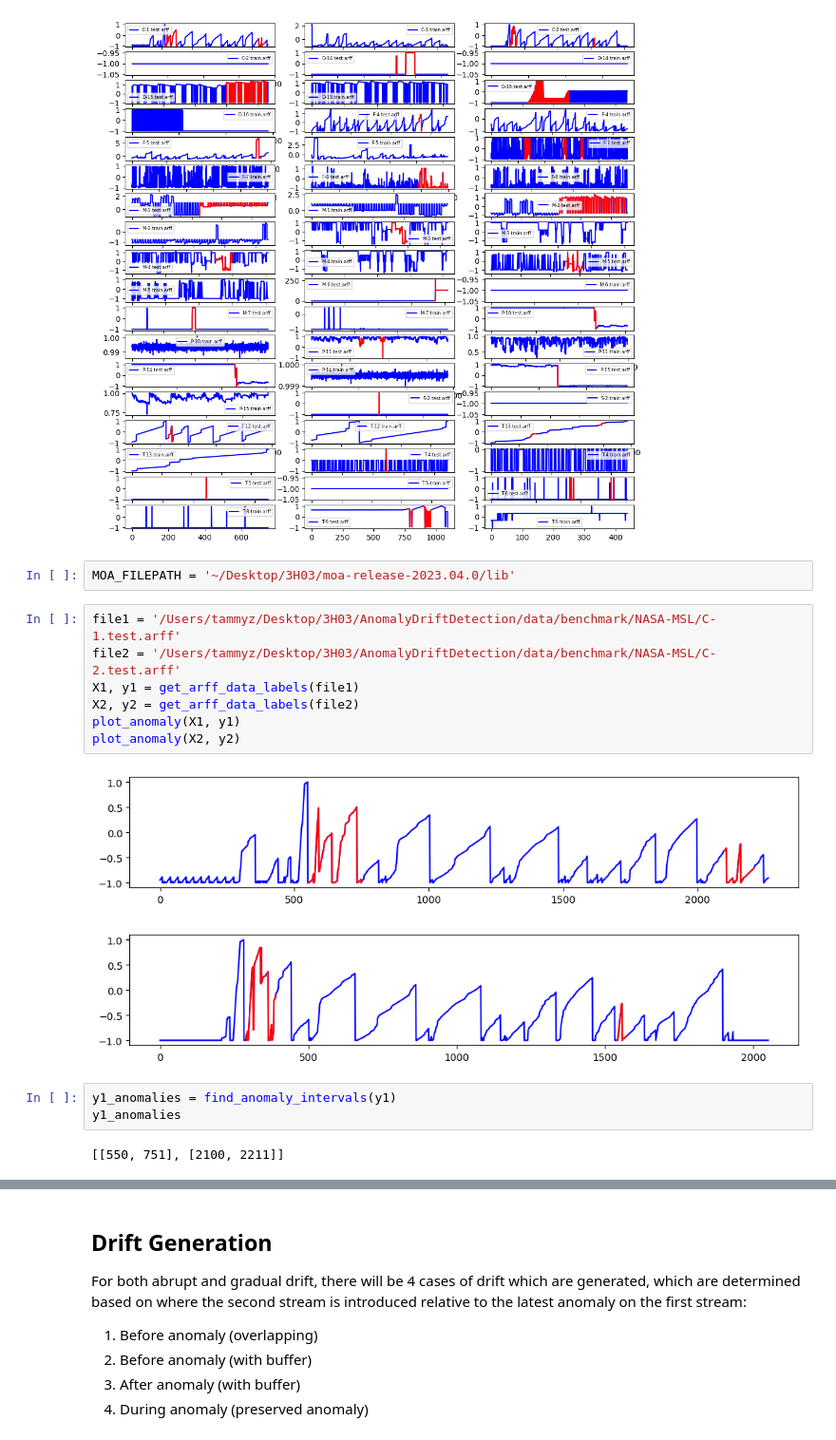
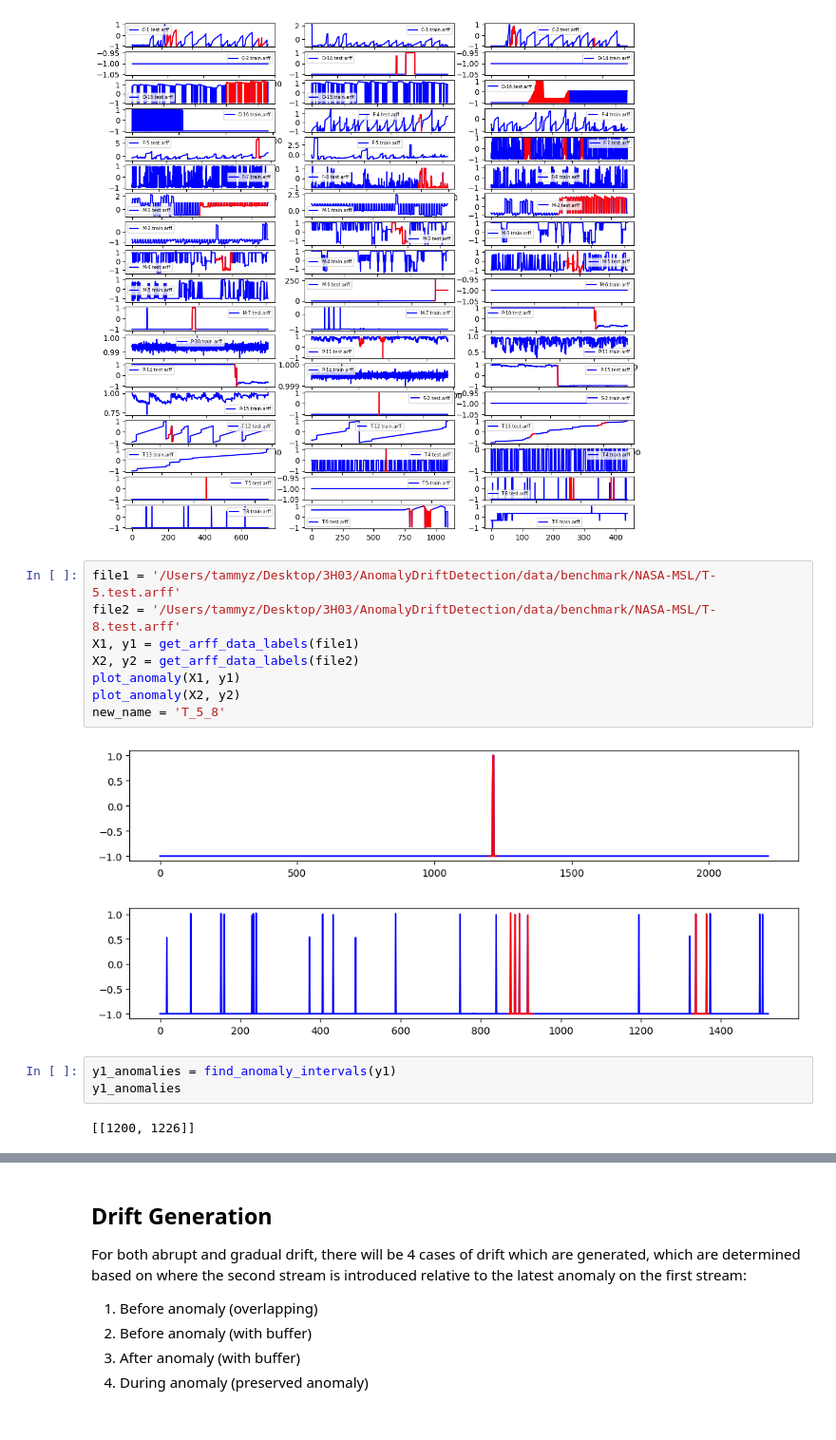
Before and after one commit to mac-dsl/AnomalyDriftDetection, a Jupyter notebook: moa_drift_generation.ipynb, the cells around one changed output, grey strips where cells are left out. Shown: that part at 95% size. Cells and saved outputs as stored; diff of their text form.

Commit message:
Bulk generation of NASA-MSL gradual drift dataset

```diff
--- a/moa_drift_generation.ipynb
+++ b/moa_drift_generation.ipynb
@@ -17,20 +18,19 @@ for i in range(len(files)):
     ax[i//3][i%3].legend(fontsize="6")
 # %% [output]
 [figure]
-# %%
-MOA_FILEPATH = '~/Desktop/3H03/moa-release-2023.04.0/lib'
 # %%
-file1 = '/Users/tammyz/Desktop/3H03/AnomalyDriftDetection/data/benchmark/NASA-MSL/C-1.test.arff'
-file2 = '/Users/tammyz/Desktop/3H03/AnomalyDriftDetection/data/benchmark/NASA-MSL/C-2.test.arff'
+file1 = '/Users/tammyz/Desktop/3H03/AnomalyDriftDetection/data/benchmark/NASA-MSL/T-5.test.arff'
+file2 = '/Users/tammyz/Desktop/3H03/AnomalyDriftDetection/data/benchmark/NASA-MSL/T-8.test.arff'
 X1, y1 = get_arff_data_labels(file1)
 X2, y2 = get_arff_data_labels(file2)
 plot_anomaly(X1, y1)
 plot_anomaly(X2, y2)
+new_name = 'T_5_8'
 # %% [output]
-[figure, old version]
+[figure, new version]
-[figure, old version]
+[figure, new version]
 # %%
 y1_anomalies = find_anomaly_intervals(y1)
 y1_anomalies
 # %% [output]
-[[550, 751], [2100, 2211]]
+[[1200, 1226]]
```
Also changed, not shown: parts of 26 cells of this notebook, 41 other files.
